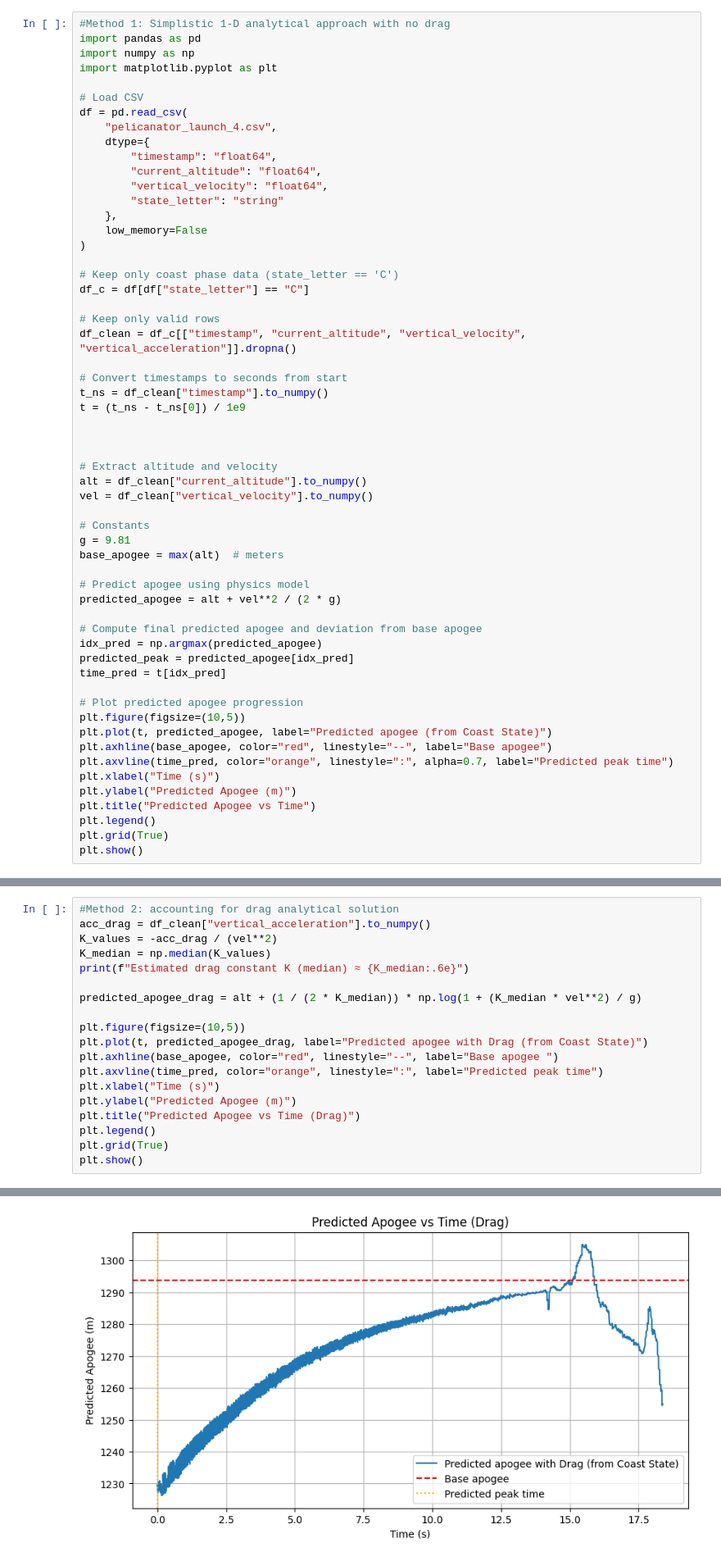
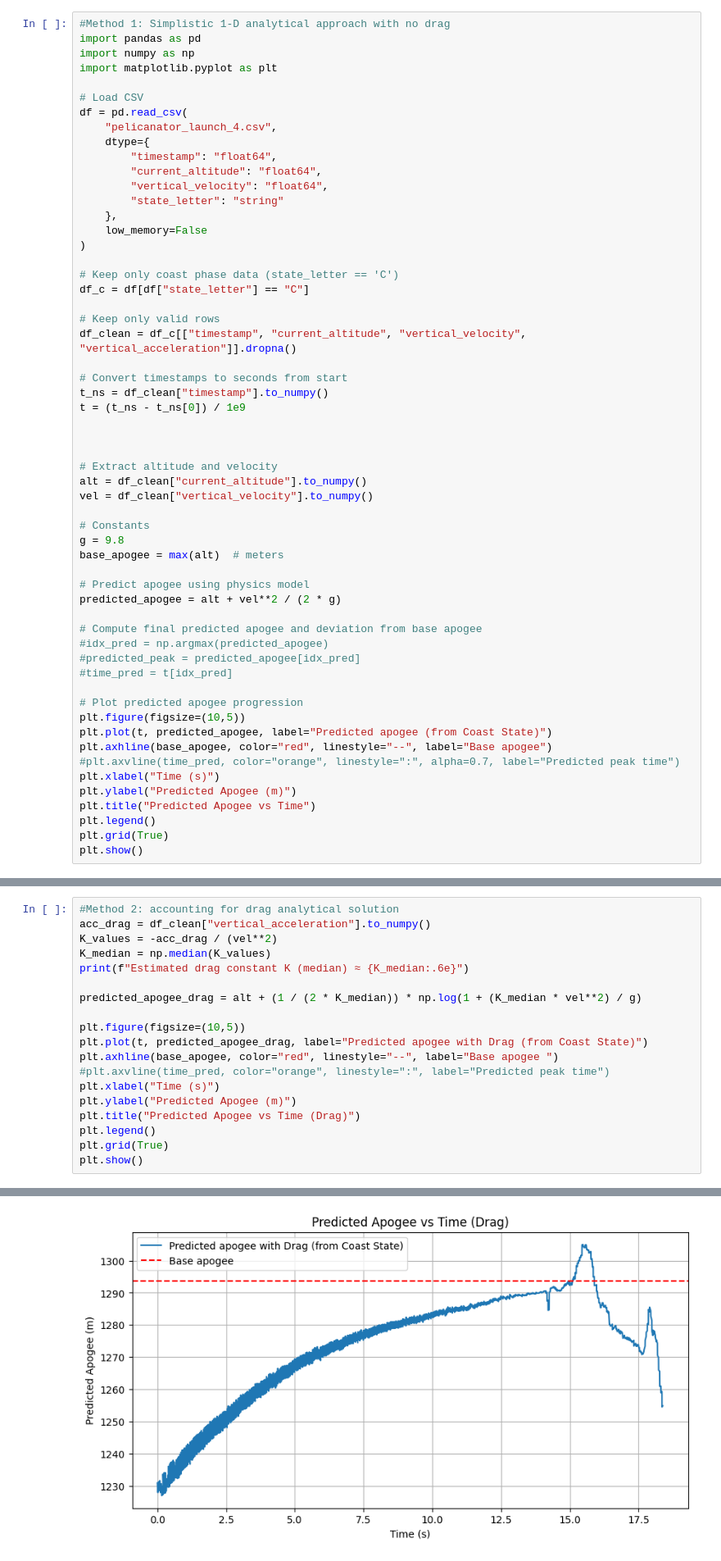
Before and after one commit to manujay3/apogeeprediction, a Jupyter notebook: prediction1.ipynb, the cells around one changed output, grey strips where cells are left out. Shown at 82% size. Cells and saved outputs as stored; diff of their text form.

```diff
--- a/prediction1.ipynb
+++ b/prediction1.ipynb
@@ -33,22 +33,22 @@ alt = df_clean["current_altitude"].to_numpy()
 vel = df_clean["vertical_velocity"].to_numpy()
 
 # Constants
-g = 9.81
+g = 9.8
 base_apogee = max(alt)  # meters
 
 # Predict apogee using physics model
 predicted_apogee = alt + vel**2 / (2 * g)
 
 # Compute final predicted apogee and deviation from base apogee
-idx_pred = np.argmax(predicted_apogee)
-predicted_peak = predicted_apogee[idx_pred]
-time_pred = t[idx_pred]
+#idx_pred = np.argmax(predicted_apogee)
+#predicted_peak = predicted_apogee[idx_pred]
+#time_pred = t[idx_pred]
 
 # Plot predicted apogee progression
 plt.figure(figsize=(10,5))
 plt.plot(t, predicted_apogee, label="Predicted apogee (from Coast State)")
 plt.axhline(base_apogee, color="red", linestyle="--", label="Base apogee")
-plt.axvline(time_pred, color="orange", linestyle=":", alpha=0.7, label="Predicted peak time")
+#plt.axvline(time_pred, color="orange", linestyle=":", alpha=0.7, label="Predicted peak time")
 plt.xlabel("Time (s)")
 plt.ylabel("Predicted Apogee (m)")
 plt.title("Predicted Apogee vs Time")
@@ -69,7 +69,7 @@ predicted_apogee_drag = alt + (1 / (2 * K_median)) * np.log(1 + (K_median * vel*
 plt.figure(figsize=(10,5))
 plt.plot(t, predicted_apogee_drag, label="Predicted apogee with Drag (from Coast State)")
 plt.axhline(base_apogee, color="red", linestyle="--", label="Base apogee ")
-plt.axvline(time_pred, color="orange", linestyle=":", label="Predicted peak time")
+#plt.axvline(time_pred, color="orange", linestyle=":", label="Predicted peak time")
 plt.xlabel("Time (s)")
 plt.ylabel("Predicted Apogee (m)")
 plt.title("Predicted Apogee vs Time (Drag)")
@@ -81,4 +81,4 @@ Estimated drag constant K (median) ≈ 2.523348e-04
-[figure, old version]
+[figure, new version]
 # %%
 from scipy.integrate import solve_ivp
 
```
Also changed, not shown: parts of 3 cells of this notebook.
